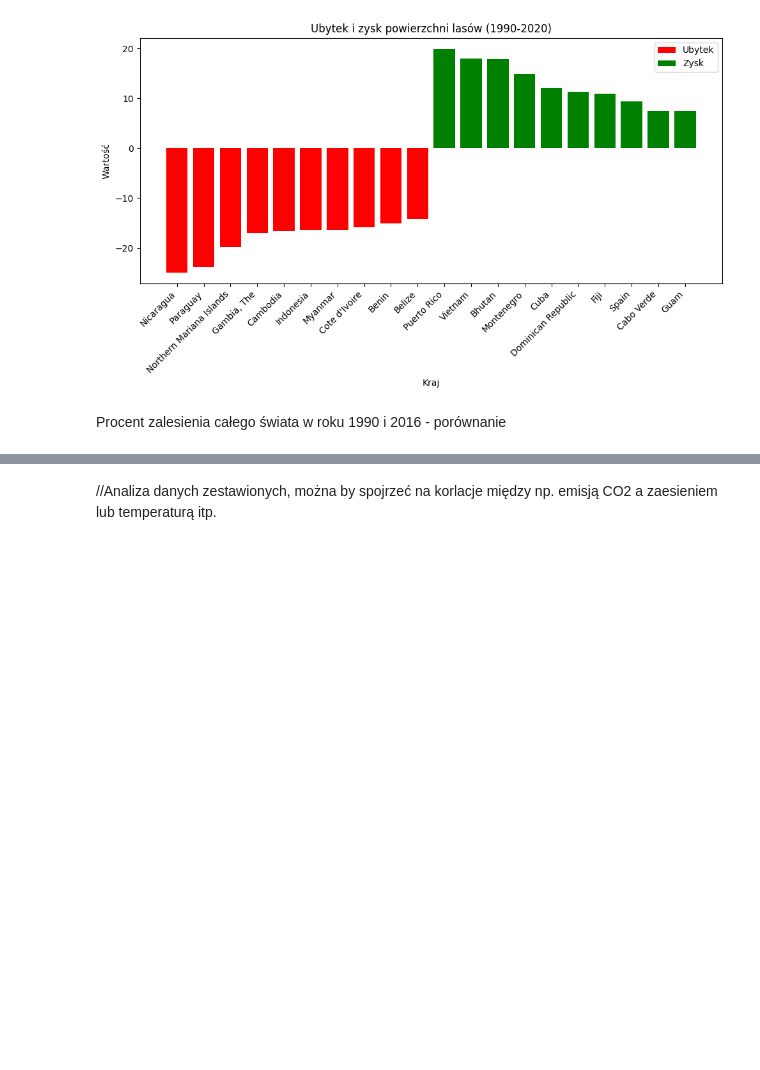
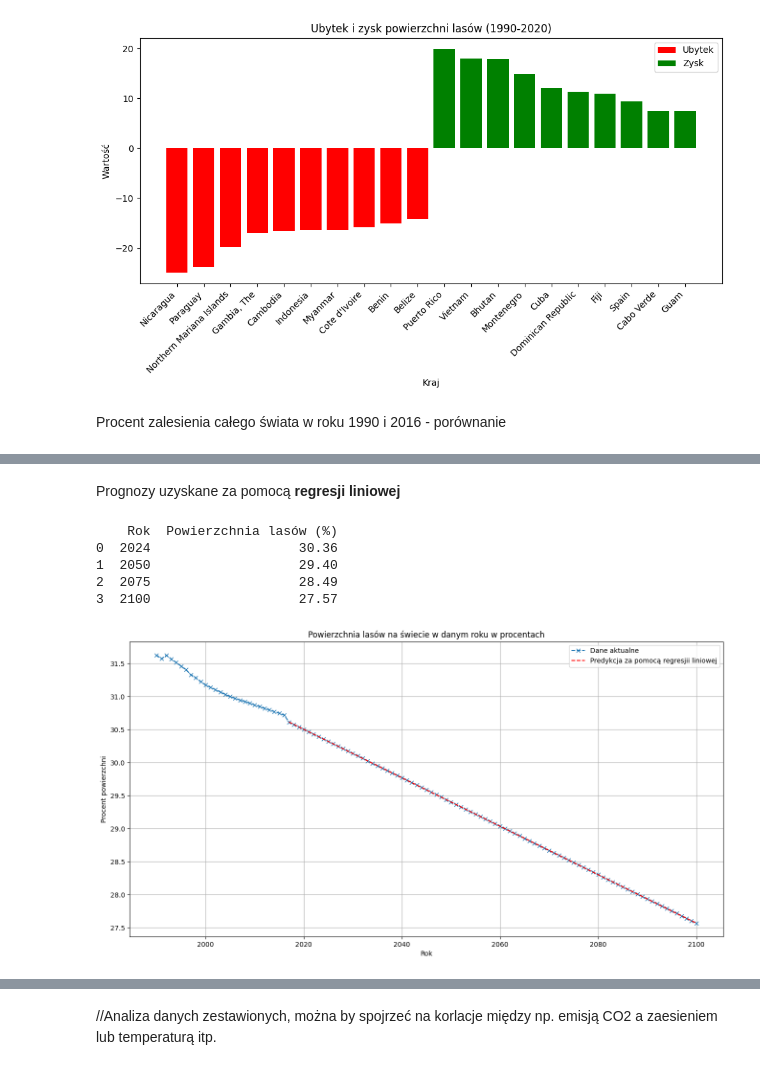
Before and after one commit to kuba172/analiza-zmian-klimatycznych-metodami-uczenia-maszynowego, a Jupyter notebook: Analiza zmian klimatu metodą uczenia maszynowego.ipynb, the cells around one changed output, grey strips where cells are left out. Cells and saved outputs as stored; diff of their text form; code cells hidden in the pictures; blank space fills up the shorter version.

```diff
--- a/Analiza zmian klimatu metodą uczenia maszynowego.ipynb
+++ b/Analiza zmian klimatu metodą uczenia maszynowego.ipynb
@@ -943,0 +954,36 @@ Procent powierzchni lądów zalesionych na przestrzeni lat 1990 - 2020
+# %% [markdown]
+Prognozy uzyskane za pomocą **regresji liniowej**
+# %%
+years_after_2016 = np.arange(2017, 2101).reshape(-1, 1)
+linear_regression = LinearRegression()
+linear_regression.fit(world_forest_all_years[['year']], world_forest_all_years['value'])
+predicted_forest_coverages = linear_regression.predict(years_after_2016)
+
+extended_years = np.concatenate((world_forest_all_years['year'].values, years_after_2016.flatten()))
+extended_forest_coverages = np.concatenate((world_forest_all_years['value'].values, predicted_forest_coverages))
+
+years_to_predict = [2024, 2050, 2075, 2100]
+predicted_coverages = linear_regression.predict(np.array(years_to_predict).reshape(-1, 1))
+
+predictions_df = pd.DataFrame({'Rok': years_to_predict, 'Powierzchnia lasów (%)': predicted_coverages})
+print(predictions_df)
+
+plt.figure(figsize=(16, 8))
+plt.plot(extended_years, extended_forest_coverages, marker='x', linestyle='--', label='Dane aktualne')
+plt.xlabel('Rok')
+plt.ylabel('Procent powierzchni')
+plt.title('Powierzchnia lasów na świecie w danym roku w procentach')
+plt.grid(True)
+
+
+plt.plot(years_after_2016, predicted_forest_coverages, linestyle='--', color='red', label='Predykcja za pomocą regresjii liniowej')
+
+plt.legend()
+plt.show()
+# %% [output]
+    Rok  Powierzchnia lasów (%)
+0  2024                   30.36
+1  2050                   29.40
+2  2075                   28.49
+3  2100                   27.57
+[figure, added]
```
Also changed, not shown: parts of 15 cells of this notebook.
